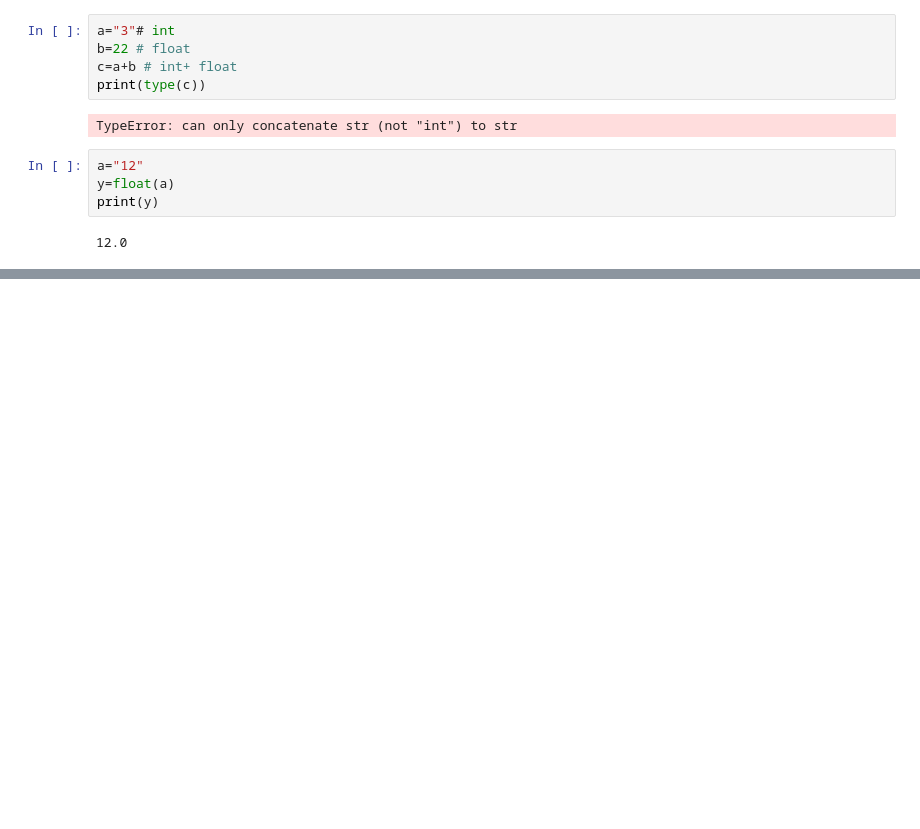
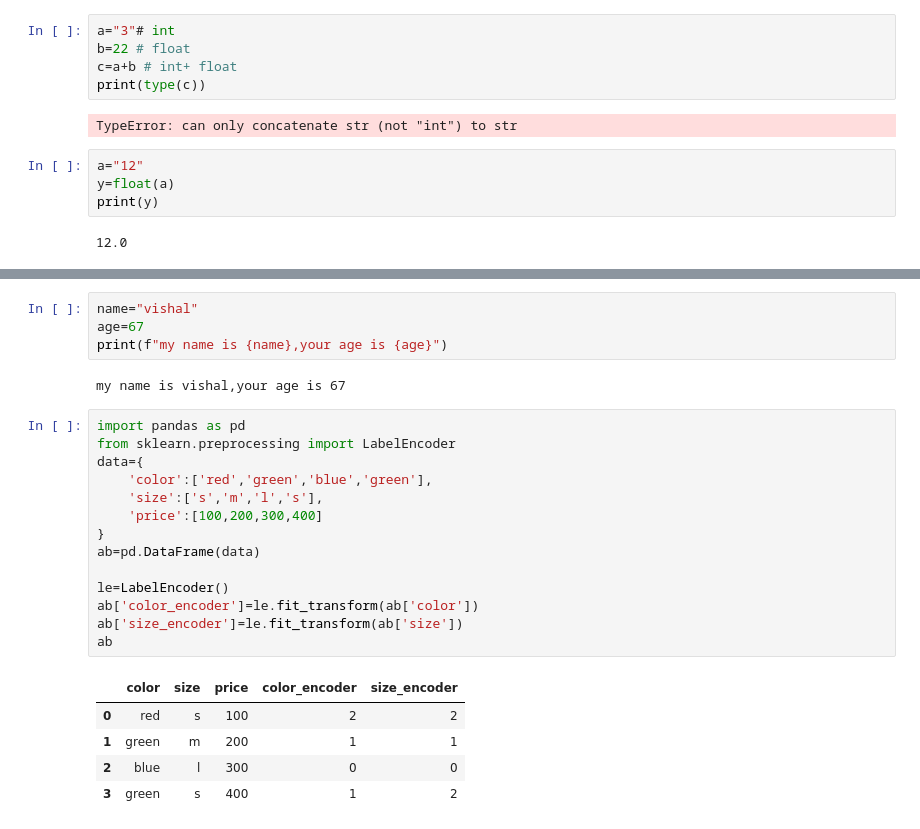
Before and after one commit to vishalshrma6168/ml2, a Jupyter notebook: Untitled.ipynb, the cells around one changed output, grey strips where cells are left out. Drawn from its saved outputs; the diff is of its cells as text; blank space fills up the shorter version.

```diff
--- a/Untitled.ipynb
+++ b/Untitled.ipynb
@@ -127,0 +177,26 @@ print(y)
+# %%
+name="vishal"
+age=67
+print(f"my name is {name},your age is {age}")
+# %% [output]
+my name is vishal,your age is 67
+# %%
+import pandas as pd
+from sklearn.preprocessing import LabelEncoder
+data={
+    'color':['red','green','blue','green'],
+    'size':['s','m','l','s'],
+    'price':[100,200,300,400]
+}
+ab=pd.DataFrame(data)
+
+le=LabelEncoder()
+ab['color_encoder']=le.fit_transform(ab['color'])
+ab['size_encoder']=le.fit_transform(ab['size'])
+ab
+# %% [output]
+|  | color | size | price | color_encoder | size_encoder |
+| 0 | red | s | 100 | 2 | 2 |
+| 1 | green | m | 200 | 1 | 1 |
+| 2 | blue | l | 300 | 0 | 0 |
+| 3 | green | s | 400 | 1 | 2 |
```
Also changed, not shown: parts of 28 cells of this notebook, 3 other files.
